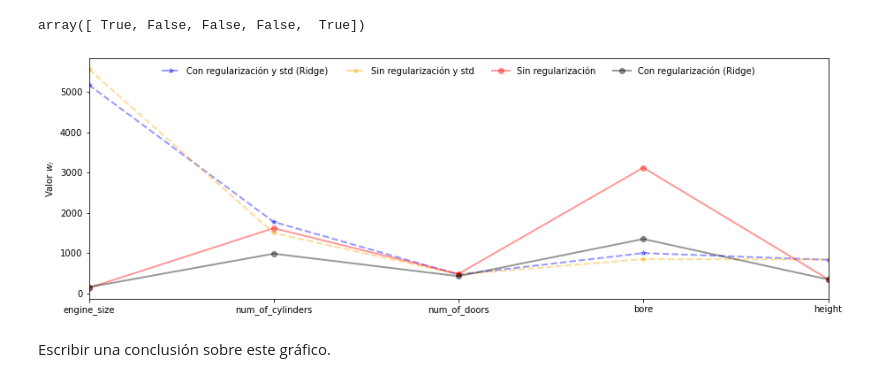
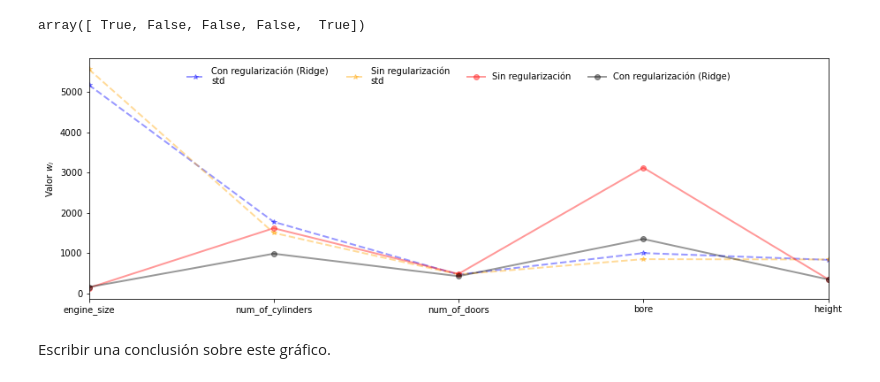
Before and after one commit to hplbrayan/Un-curso-de-Machine-Learning, a Jupyter notebook: 07_ML_Modelos_de_Regresion/N1_Linear_Models.ipynb, the cells around one changed output. Saved outputs shown, nothing was run; the diff lists cells and outputs as text; code cells hidden in the pictures.

```diff
--- a/07_ML_Modelos_de_Regresion/N1_Linear_Models.ipynb
+++ b/07_ML_Modelos_de_Regresion/N1_Linear_Models.ipynb
@@ -395,29 +395,29 @@ array([ True, False, False, False,  True])
 # %%
 fig, ax = plt.subplots(figsize=(15,5))
 # Modelos con estandarización
 ax.plot(abs(model_ridge_std.get_params()["Regularización"].coef_),
-                                 label="Con regularización y std (Ridge)",
+                                 label="Con regularización (Ridge)\nstd",
                                  color="blue",   marker="*", linestyle="--",  linewidth=2, alpha=0.4)
 
 ax.plot(abs(model_linear_std.get_params()["Lineal"].coef_),
-                                 label="Sin regularización y std",
+                                 label="Sin regularización\nstd",
                                  color="orange",   marker="*", linestyle="--",  linewidth=2, alpha=0.4)
 
 # Modelos sin estandarización
 ax.plot(abs(model_linear.coef_), label="Sin regularización",
                                  color="red", marker="o", linestyle="-", linewidth=2, alpha=0.4)
 
 ax.plot(abs(model_ridge.coef_),  label="Con regularización (Ridge)",
                                  color="k",   marker="o", linestyle="-", linewidth=2, alpha=0.4)
 
 
 ax.set_xticks(ticks=range(len(sel_features)), labels=sel_features, rotation=0)
 ax.set_ylabel(r"Valor $w_i$")
 ax.set_xlim(0, len(sel_features)-1)
 ax.legend(frameon=False, ncol=4, loc="upper center")
 plt.show()
 # %% [output]
-[figure, old version]
+[figure, new version]
 # %% [markdown]
 Escribir una conclusión sobre este gráfico.
 # %% [markdown]
```
Also changed, not shown: parts of 17 cells of this notebook.
